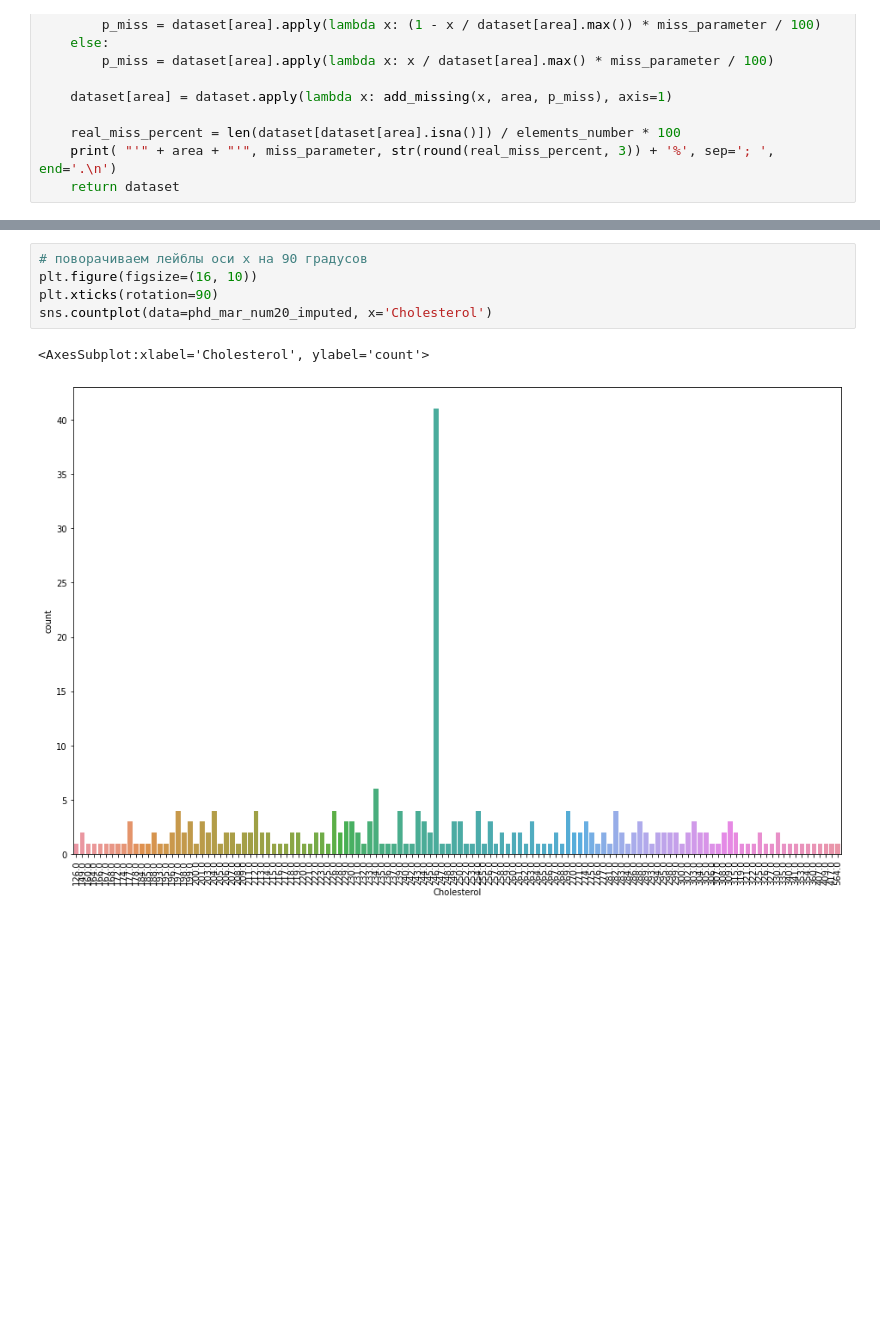
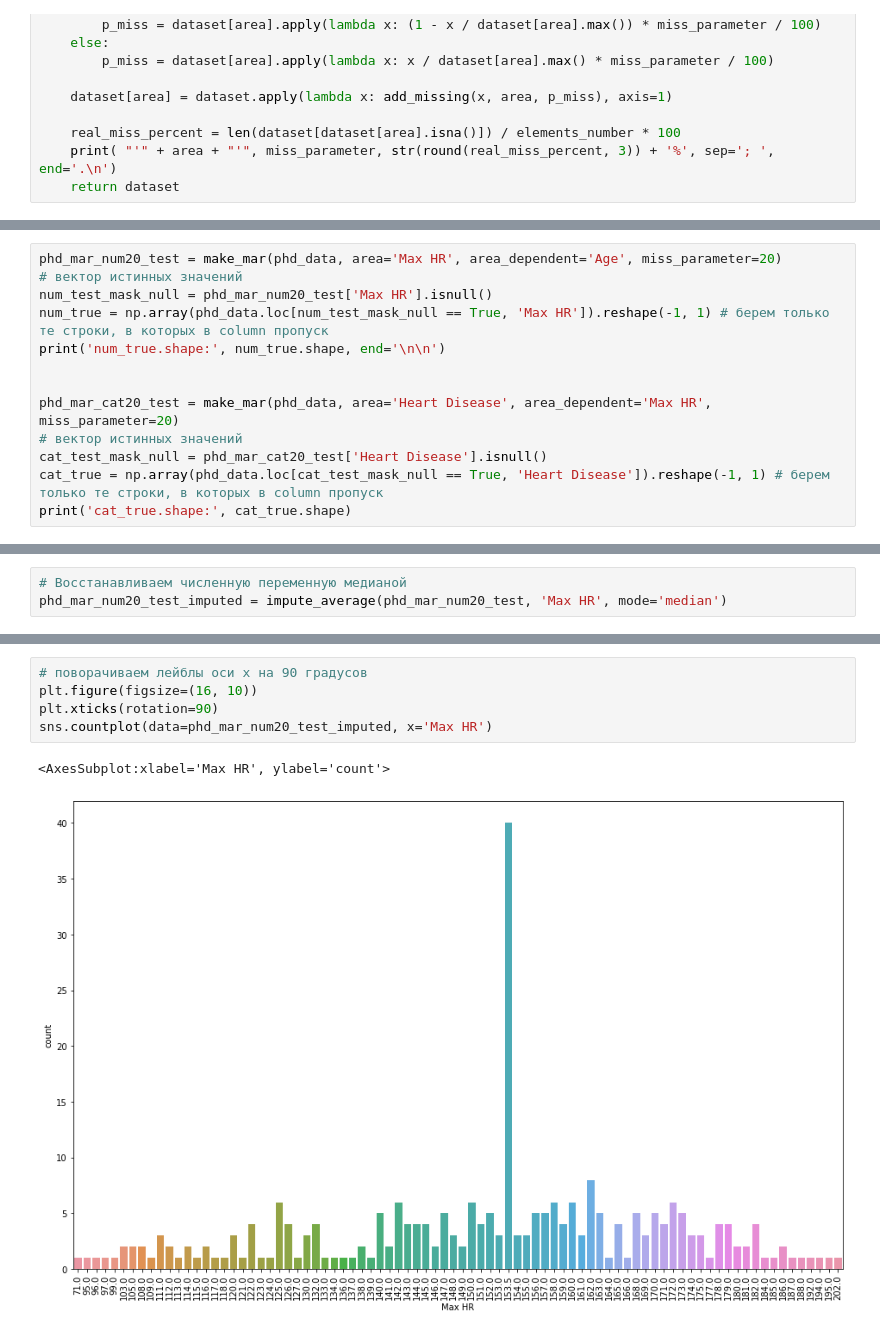
Before and after one commit to ngumbk/grad_missing_imputation, a Jupyter notebook: Research Notebooks/Data_reseach.ipynb, the cells around one changed output, grey strips where cells are left out. Saved outputs shown, nothing was run; the diff lists cells and outputs as text; blank space fills up the shorter version.

```diff
--- a/Research Notebooks/Data_reseach.ipynb
+++ b/Research Notebooks/Data_reseach.ipynb
@@ -516,0 +415,13 @@ Categorical
+# %%
+phd_mar_num20_test = make_mar(phd_data, area='Max HR', area_dependent='Age', miss_parameter=20)
+# вектор истинных значений
+num_test_mask_null = phd_mar_num20_test['Max HR'].isnull()
+num_true = np.array(phd_data.loc[num_test_mask_null == True, 'Max HR']).reshape(-1, 1) # берем только те строки, в которых в column пропуск
+print('num_true.shape:', num_true.shape, end='\n\n')
+
+
+phd_mar_cat20_test = make_mar(phd_data, area='Heart Disease', area_dependent='Max HR', miss_parameter=20)
+# вектор истинных значений
+cat_test_mask_null = phd_mar_cat20_test['Heart Disease'].isnull()
+cat_true = np.array(phd_data.loc[cat_test_mask_null == True, 'Heart Disease']).reshape(-1, 1) # берем только те строки, в которых в column пропуск
+print('cat_true.shape:', cat_true.shape)
@@ -558,0 +490,3 @@ Name: Cholesterol, dtype: float64
+# %%
+# Восстанавливаем численную переменную медианой
+phd_mar_num20_test_imputed = impute_average(phd_mar_num20_test, 'Max HR', mode='median')
@@ -559,9 +514,9 @@ Name: Cholesterol, dtype: float64
 # %%
 # поворачиваем лейблы оси x на 90 градусов
 plt.figure(figsize=(16, 10))
 plt.xticks(rotation=90)
-sns.countplot(data=phd_mar_num20_imputed, x='Cholesterol')
+sns.countplot(data=phd_mar_num20_test_imputed, x='Max HR')
 # %% [output]
-<AxesSubplot:xlabel='Cholesterol', ylabel='count'>
+<AxesSubplot:xlabel='Max HR', ylabel='count'>
-[figure, old version]
+[figure, new version]
 # %% [markdown]
```
Also changed, not shown: parts of 93 cells of this notebook, 1 other file.
